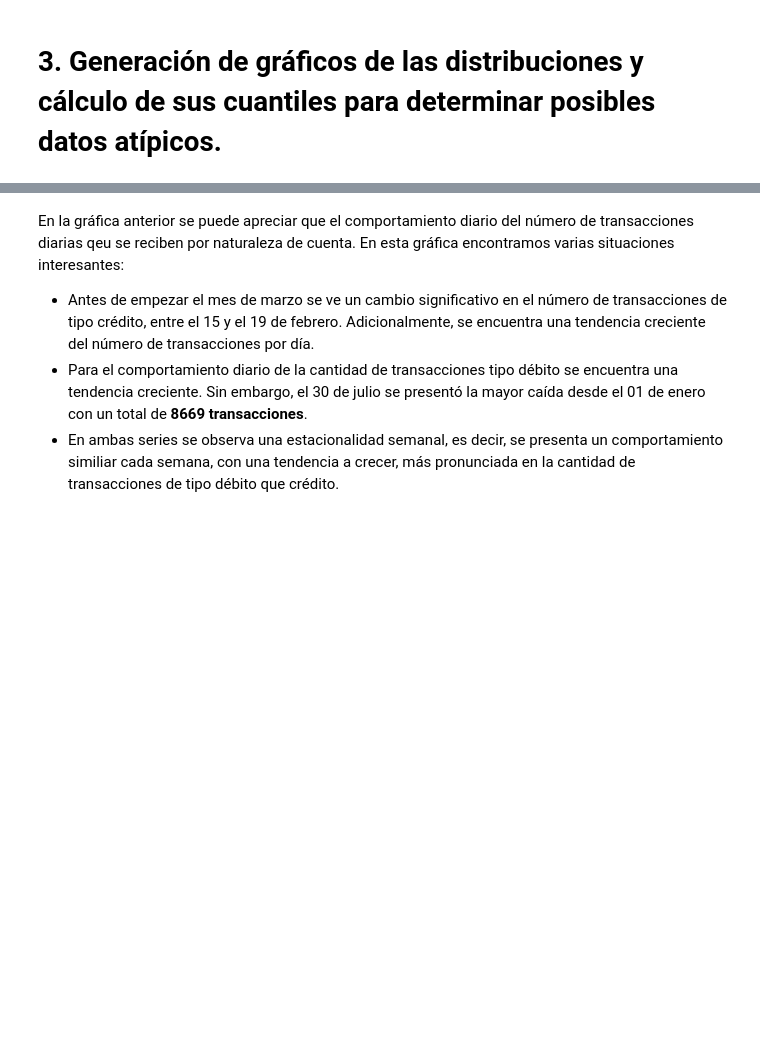
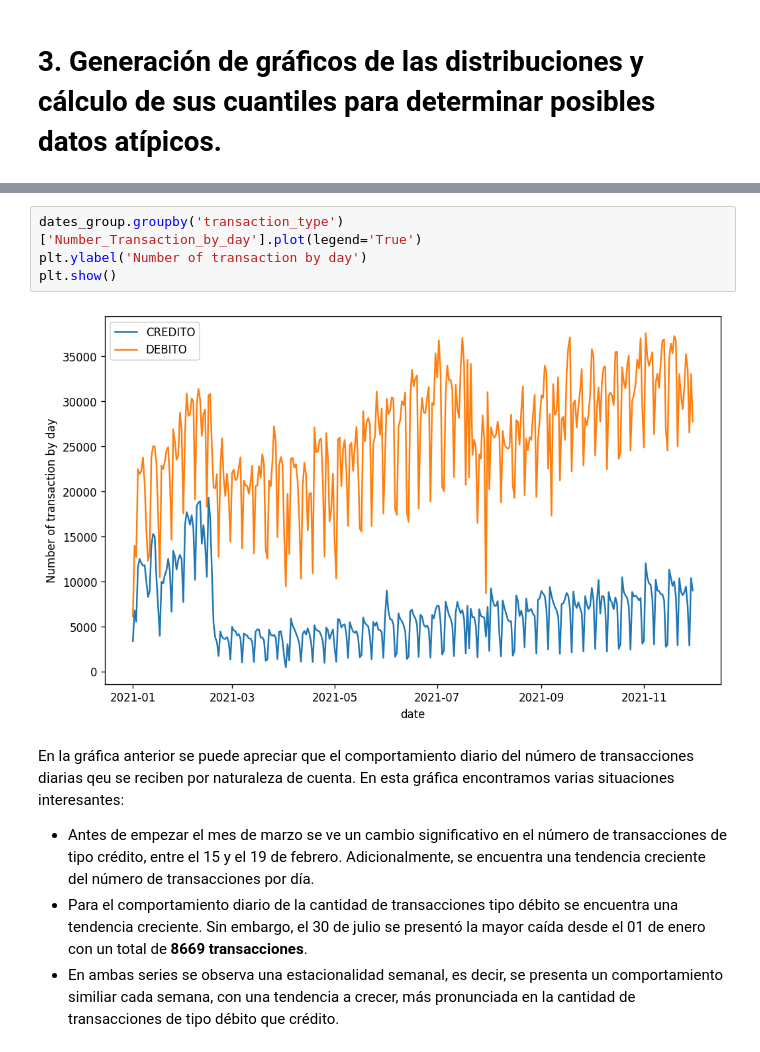
Before and after one commit to yyocampon/PruebaTecnicaNEQUI, a Jupyter notebook: PruebaTecnica.ipynb, the cells around one changed output, grey strips where cells are left out. Saved outputs shown, nothing was run; the diff lists cells and outputs as text; blank space fills up the shorter version.

```diff
--- a/PruebaTecnica.ipynb
+++ b/PruebaTecnica.ipynb
@@ -169,6 +169,12 @@ fig = px.line(dates_group, x = dates_group.index, y = 'Number_Transaction_by_day
 fig.show()
 # %% [output]
 [interactive output not drawn]
+# %%
+dates_group.groupby('transaction_type')['Number_Transaction_by_day'].plot(legend='True')
+plt.ylabel('Number of transaction by day')
+plt.show()
+# %% [output]
+[figure, added]
 # %% [markdown]
 En la gráfica anterior se puede apreciar que el comportamiento diario del número de transacciones diarias qeu se reciben por naturaleza de cuenta. En esta gráfica encontramos varias situaciones interesantes:
 
```
